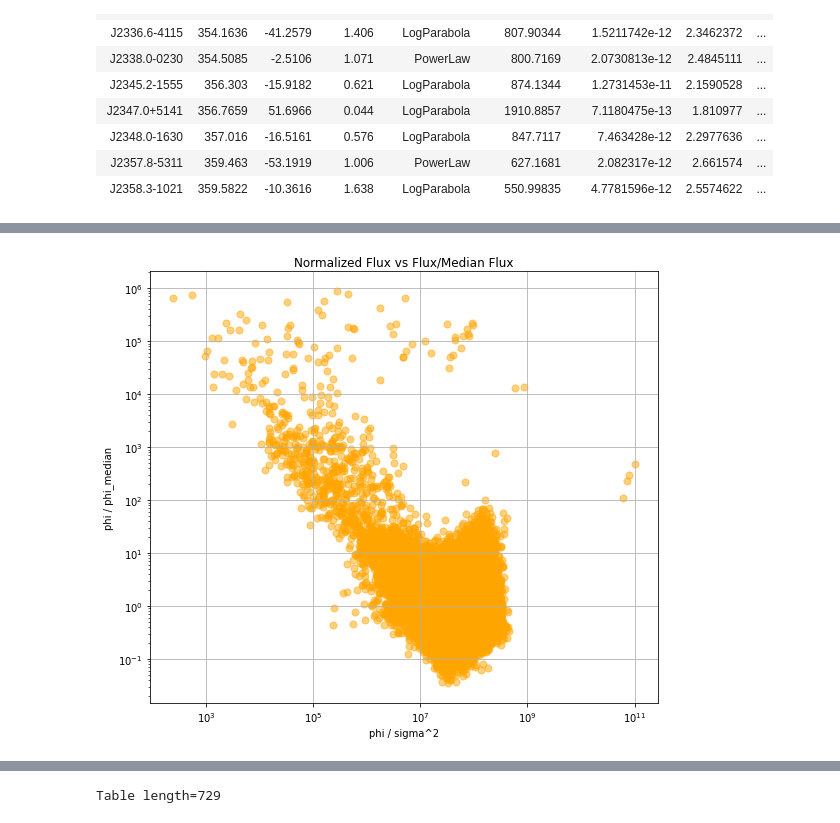
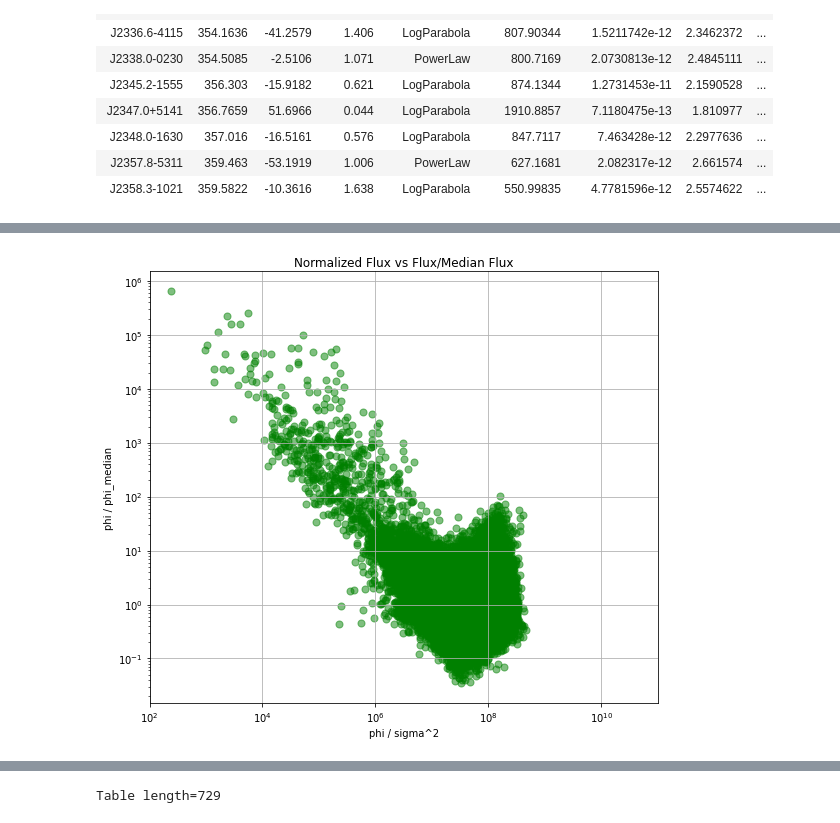
Before and after one commit to luanapassosreis/CTA_AGN_Pop_Variability, a Jupyter notebook: 4LAC_variability_analysis/analyze_4LAC_variability.ipynb, the cells around one changed output, grey strips where cells are left out. Saved outputs shown, nothing was run; the diff lists cells and outputs as text; code cells hidden in the pictures.

```diff
--- a/4LAC_variability_analysis/analyze_4LAC_variability.ipynb
+++ b/4LAC_variability_analysis/analyze_4LAC_variability.ipynb
@@ -104,6 +104,10 @@ def read_json_catalog(file_name, bins=['3-days','weekly','monthly']):
     data = json.load(file)
 
     ## creating arrays to store the data
+
+    ## ts = test statistics
+    time_ts = np.array(data['ts'])[:, 0]
+    values_ts = np.array(data['ts'])[:, 1]
 
     ## flux
     time_flux = np.array(data['flux'])[:,0]     # [i][0]
@@ -155,7 +159,9 @@ def read_json_catalog(file_name, bins=['3-days','weekly','monthly']):
         'flux_high_error': flux_high_error,
         'flux_error': flux_error,
         'time_fit_convergence': time_fit_convergence,
-        'fit_convergence': fit_convergence
+        'fit_convergence': fit_convergence,
+        'time_ts': time_ts,
+        'values_ts': values_ts
     }
 
     ## create a DataFrame for the outlier treatment
@@ -165,6 +171,9 @@ def read_json_catalog(file_name, bins=['3-days','weekly','monthly']):
     df['time_fit_convergence'] = data_dict['time_fit_convergence']
     df.set_index('time_fit_convergence', inplace=True)
     df['fit_convergence'] = data_dict['fit_convergence']
+
+    df['time_ts'] = data_dict['time_ts']
+    df['values_ts'] = data_dict['values_ts']
 
     ## insert columns with NaN values
     df['flux'] = np.nan
@@ -235,6 +236,7 @@ def calculate_variability(file_name, bins=['3-days','weekly','monthly']):
 
     ## removing outliers from the dataframe
     filtered_df = removing_outliers(source_df)
+#     filtered_df = source_df
 
     ## select only non-NaN values from the DataFrame for flux and flux_error
     flux_non_nan_values = filtered_df.dropna(subset=['flux'])
@@ -249,9 +251,31 @@ def calculate_variability(file_name, bins=['3-days','weekly','monthly']):
     selected_flux_error_values = flux_error_non_nan_values['flux_error']
 
 
+    ## spectrum flux instead of simple average
+    source_name = source_dictionary['name']
+
+    index = df_agn_pop_4lac_dr3[df_agn_pop_4lac_dr3['Source_Name'] == source_name].index[0]
+    spectrum_flux = df_agn_pop_4lac_dr3.loc[index, 'Spectrum_Flux_Estimated']
+
+
+
+#     ## to ensure source name exists in the DataFrame - DR2 vs. DR3
+#     if source_name in df_agn_pop_4lac_dr3['Source_Name'].values:
+
+#         index = df_agn_pop_4lac_dr3[df_agn_pop_4lac_dr3['Source_Name'] == source_name].index[0]
+#         spectrum_flux = df_agn_pop_4lac_dr3.loc[index, 'Spectrum_Flux_Estimated']
+
+#         print("Spectrum Flux for", source_name, ":", spectrum_flux)
+#     else:
+#         print("Source name not found in DataFrame.")
+
+
+
     ##### Excess Variance #####
 
+#     F_av = spectrum_flux
     F_av = np.average(selected_flux_values)  # simple average
+
     n = len(selected_flux_values)
     s_squared = (1 / (n - 1)) * sum((F_i - F_av)**2 for F_i in selected_flux_values)
     mse = (1/n) * sum(sigma_i**2 for sigma_i in selected_flux_error_values)
@@ -863,32 +902,33 @@ for file_name in lc_3days_file_list:
     flux_non_nan_values = filtered_df.dropna(subset=['flux'])
     flux_error_non_nan_values = filtered_df.dropna(subset=['flux_error'])
 
     ## get the indexes (time) of the non-NaN values
     time_flux_non_nan = flux_non_nan_values.index
     time_flux_error_non_nan = flux_error_non_nan_values.index
 
     ## selected flux points
     selected_flux_values = flux_non_nan_values['flux']
     selected_flux_error_values = flux_error_non_nan_values['flux_error']
 
     x_axis = selected_flux_values / (selected_flux_error_values**2)
     y_axis = selected_flux_values / np.median(selected_flux_values)
 
     ## append
     x_axis_all.extend(x_axis)
     y_axis_all.extend(y_axis)
 
 
 ## Plot
 plt.figure(figsize=(8, 7))
-plt.scatter(x_axis_all, y_axis_all, alpha=0.5, s=50, color='orange')
+plt.scatter(x_axis_all, y_axis_all, alpha=0.5, s=50, color='green')
 plt.xscale('log')
 plt.yscale('log')
+plt.xlim(1e2,1e11)
 plt.xlabel('phi / sigma^2')
 plt.ylabel('phi / phi_median')
 plt.title('Normalized Flux vs Flux/Median Flux')
 plt.grid(True)
 plt.tight_layout()
 plt.show()
 # %% [output]
-[figure, old version]
+[figure, new version]
```
Also changed, not shown: parts of 41 cells of this notebook, 20 other files.
